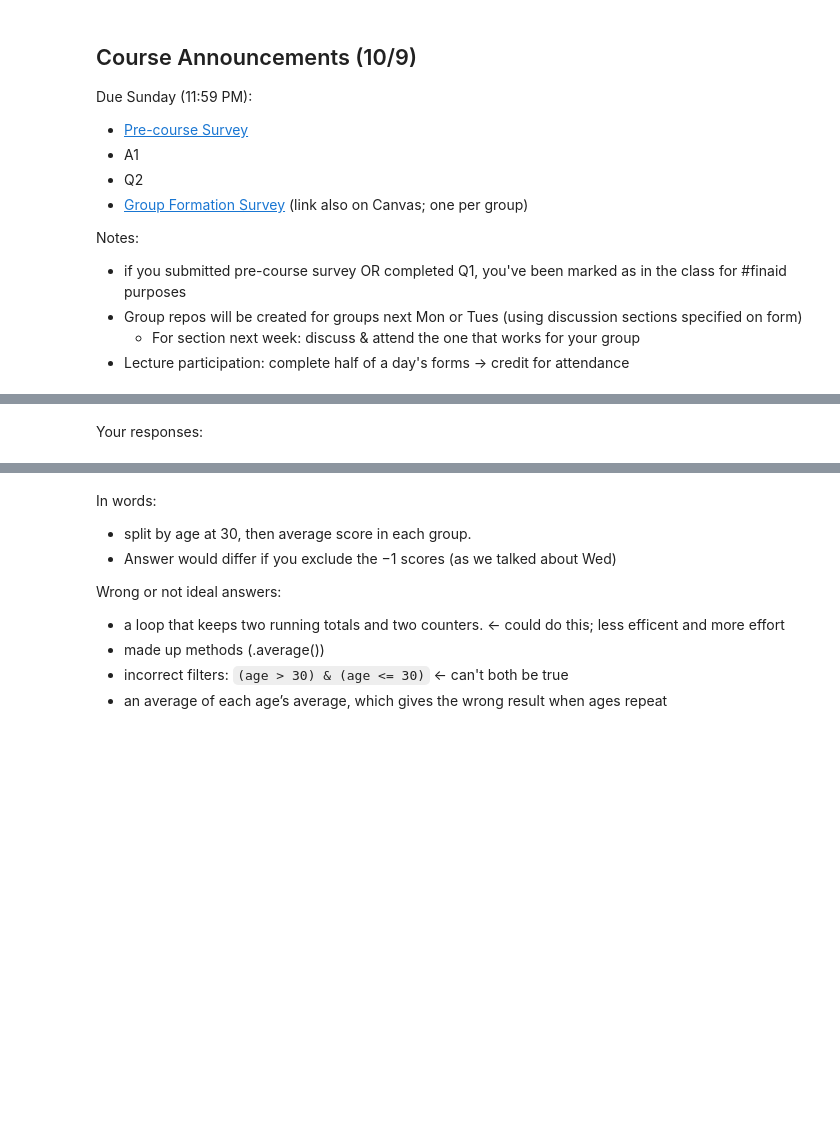
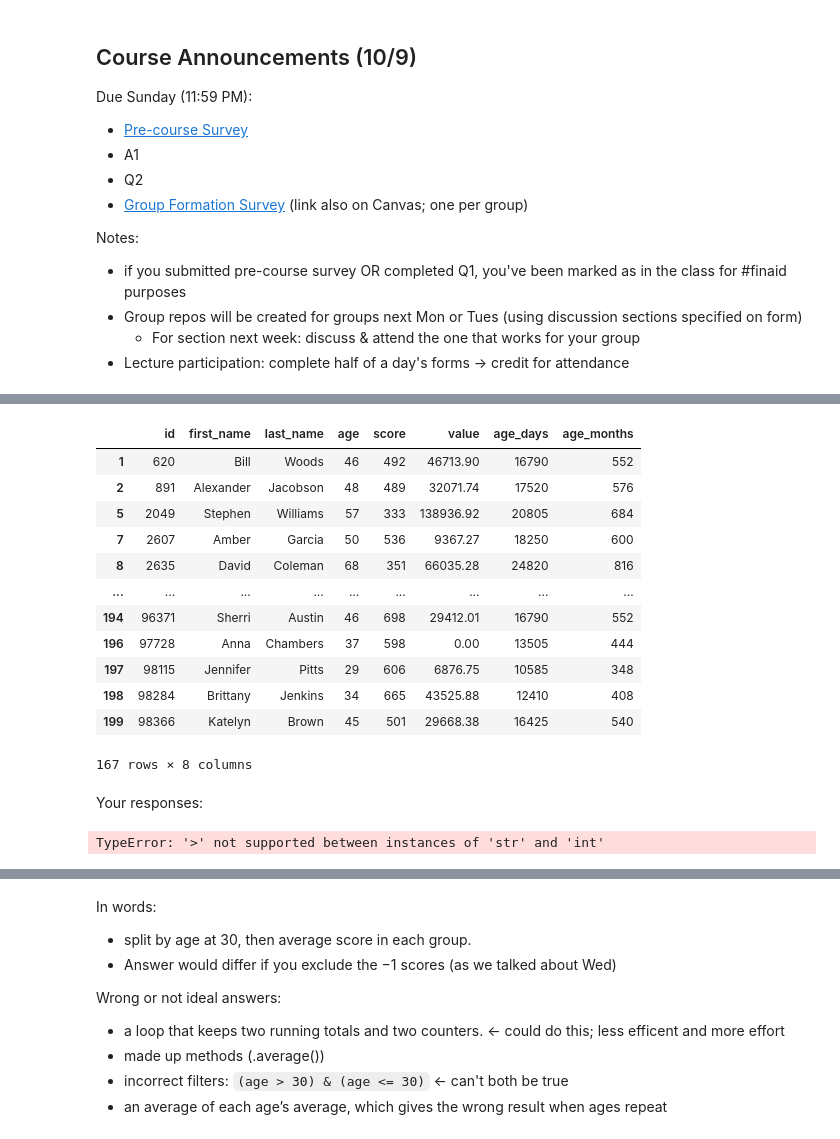
Before and after one commit to COGS108/Lectures-Ellis, a Jupyter notebook: 04_pandas.ipynb, the cells around one changed output, grey strips where cells are left out. Drawn from its saved outputs; the diff is of its cells as text; code cells hidden in the pictures; blank space fills up the shorter version.

```diff
--- a/04_pandas.ipynb
+++ b/04_pandas.ipynb
@@ -721,8 +707,28 @@ How would you find the average `score` of people who are over 30 vs. people who
 Link to form: https://forms.gle/J7MK7x1b1vpWW8bf7
 
 <img src="QRCodes/04_03.png" width="300">
+# %%
+df
+# %% [output]
+|  | id | first_name | last_name | age | score | value | age_days | age_months |
+| 1 | 620 | Bill | Woods | 46 | 492 | 46713.90 | 16790 | 552 |
+| 2 | 891 | Alexander | Jacobson | 48 | 489 | 32071.74 | 17520 | 576 |
+| 5 | 2049 | Stephen | Williams | 57 | 333 | 138936.92 | 20805 | 684 |
+| 7 | 2607 | Amber | Garcia | 50 | 536 | 9367.27 | 18250 | 600 |
+| 8 | 2635 | David | Coleman | 68 | 351 | 66035.28 | 24820 | 816 |
+| ... | ... | ... | ... | ... | ... | ... | ... | ... |
+| 194 | 96371 | Sherri | Austin | 46 | 698 | 29412.01 | 16790 | 552 |
+| 196 | 97728 | Anna | Chambers | 37 | 598 | 0.00 | 13505 | 444 |
+| 197 | 98115 | Jennifer | Pitts | 29 | 606 | 6876.75 | 10585 | 348 |
+| 198 | 98284 | Brittany | Jenkins | 34 | 665 | 43525.88 | 12410 | 408 |
+| 199 | 98366 | Katelyn | Brown | 45 | 501 | 29668.38 | 16425 | 540 |
+167 rows × 8 columns
 # %% [markdown]
 Your responses:
+# %%
+df.groupby('age' > 30).score.mean()
+# %% [output]
+TypeError: '>' not supported between instances of 'str' and 'int'
 # %%
 ## YOUR CODE HERE
 df.groupby(df['age'] > 30)['score'].mean()
```
Also changed, not shown: parts of 38 cells of this notebook, 16 other files.
